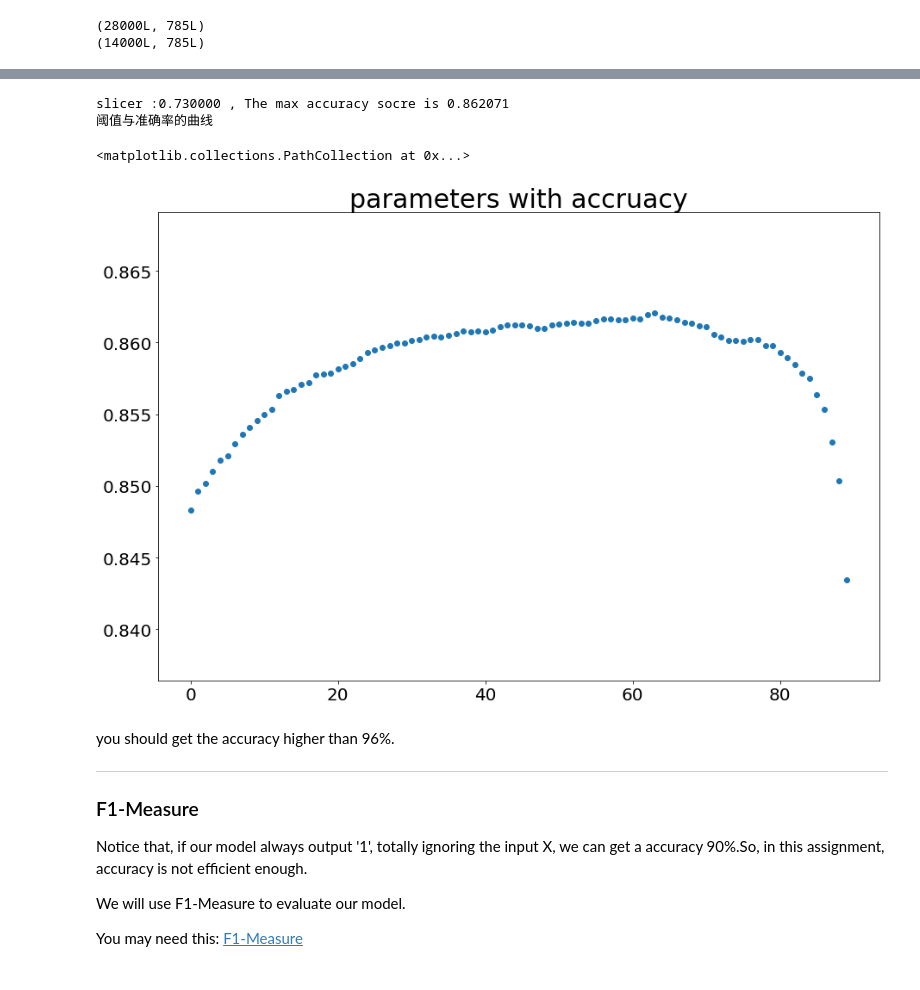
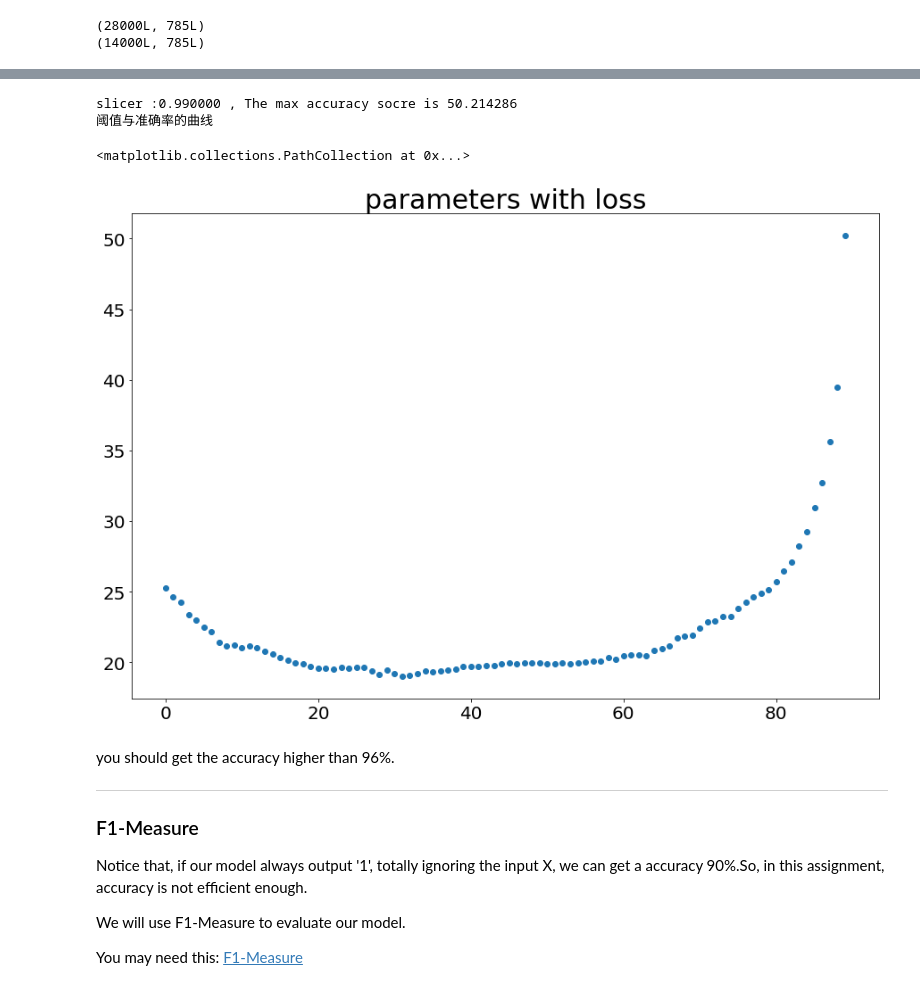
Before and after one commit to wangtianrui/MachineLearningStudy-NNnote, a Jupyter notebook: 2018暑假学习/DSVC/assignment3/homework/logistic_regression.ipynb, the cells around one changed output, grey strips where cells are left out. Drawn from its saved outputs; the diff is of its cells as text; code cells hidden in the pictures.

```diff
--- a/2018暑假学习/DSVC/assignment3/homework/logistic_regression.ipynb
+++ b/2018暑假学习/DSVC/assignment3/homework/logistic_regression.ipynb
@@ -128,30 +125,31 @@ plt.plot(loss_history)
 # %%
 # you may change your code in function `predict`
 slicers = []
 accuracys = []
 for i in range(10,100):
     slicer = i / 100.0
     slicers.append(slicer)
     y_test_pred = classifier.predict(X_test_feats,slicer=slicer,one_vs_all=False)
     accuracy = np.mean(y_test == y_test_pred)
-    accuracys.append(accuracy-0.129)
+    temp = (1.0-(accuracy)+0.01)*1000
+    accuracys.append(temp)
 max_index = np.argmax(accuracys)
 print "slicer :%f , The max accuracy socre is %f" % (slicers[max_index],accuracys[max_index])
 print "阈值与准确率的曲线"
 y_test_pred = classifier.predict(X_test_feats,slicer=slicers[max_index],one_vs_all=False)
 plt.figure(figsize=(15, 10))
 plt.subplot(1,1,1)
-title = "parameters with accruacy"
+title = "parameters with loss"
 plt.title(title,fontsize=30)
 plt.xticks(fontsize=20)
 plt.yticks(fontsize=20)
 # plt.scatter(slicers,accuracys)
 plt.scatter(range(len(accuracys)),accuracys)
 # %% [output]
-slicer :0.730000 , The max accuracy socre is 0.862071
+slicer :0.990000 , The max accuracy socre is 50.214286
 阈值与准确率的曲线
 <matplotlib.collections.PathCollection at 0x...>
-[figure, old version]
+[figure, new version]
 # %% [markdown]
 you should get the accuracy higher than 96%.
 
```
Also changed, not shown: parts of 9 cells of this notebook, 1 other file.
